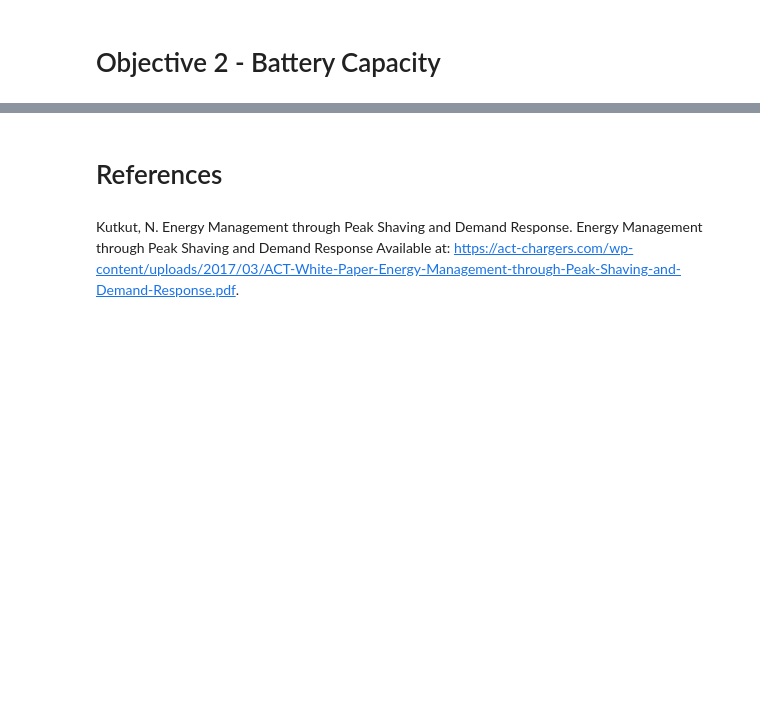
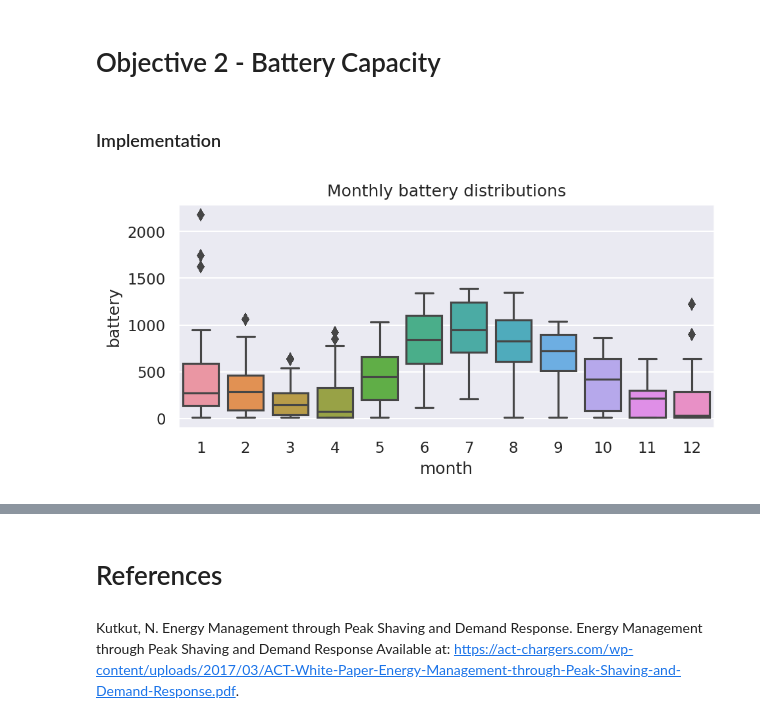
Before and after one commit to mileshill/pason, a Jupyter notebook: EDA.ipynb, the cells around one changed output, grey strips where cells are left out. Drawn from its saved outputs; the diff is of its cells as text; code cells hidden in the pictures; blank space fills up the shorter version.

```diff
--- a/EDA.ipynb
+++ b/EDA.ipynb
@@ -170,0 +282,5 @@ compare
+# %%
+# Builds strategy for each day in dataset
+# Long running
+shaved = df.groupby(['year', 'month', 'dom']).apply(daily_battery_strategy_capacity)
+shaved = shaved.drop(columns=['year', 'month', 'dom']).reset_index()
@@ -170,0 +291,2 @@ compare
+# %% [markdown]
+### Implementation
@@ -170,0 +295,6 @@ compare
+# %%
+fig, ax = plt.subplots(figsize=(7,3), dpi=150)
+sns.boxplot(x="month", y="battery", data=shaved, ax=ax)
+ax.set_title('Monthly battery distributions');
+# %% [output]
+[figure, added]
```
Also changed, not shown: parts of 36 cells of this notebook, 2 other files.
